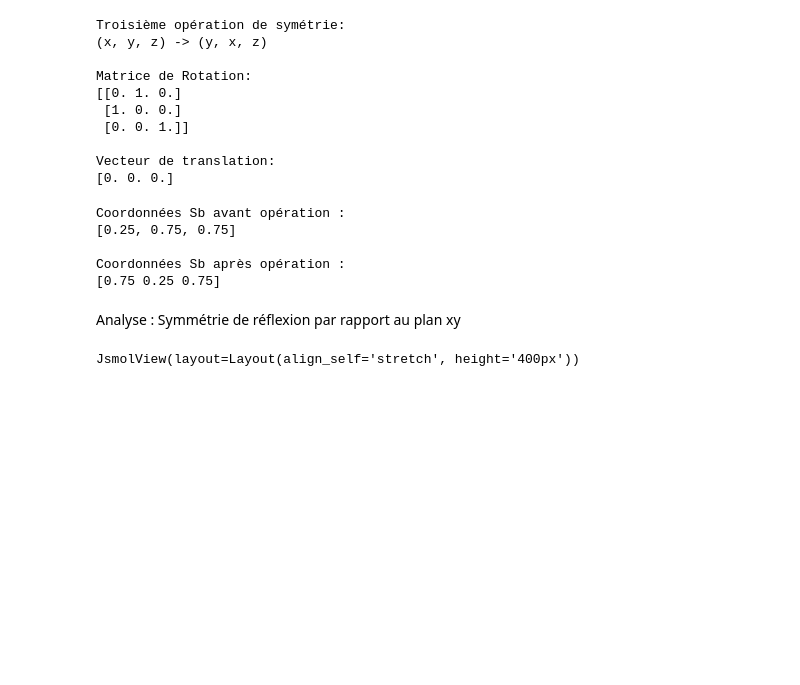
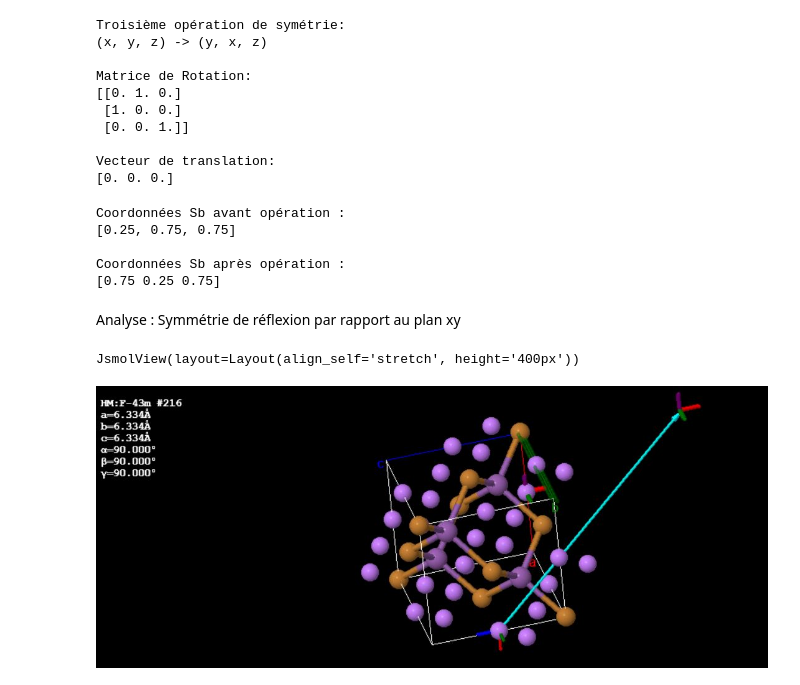
Before and after one commit to ndejaegher/lmapr1492, a Jupyter notebook: symmetry.ipynb, the cells around one changed output. Saved outputs shown, nothing was run; the diff lists cells and outputs as text; code cells hidden in the pictures; blank space fills up the shorter version.

```diff
--- a/symmetry.ipynb
+++ b/symmetry.ipynb
@@ -185,3 +193,7 @@ display(view)
 view.script('draw symop 13 {atomno = 13}')
 # %% [output]
 JsmolView(layout=Layout(align_self='stretch', height='400px'))
+# %%
+Image("symetrie2.JPG")
+# %% [output]
+[figure, added]
```
Also changed, not shown: parts of 3 cells of this notebook.
